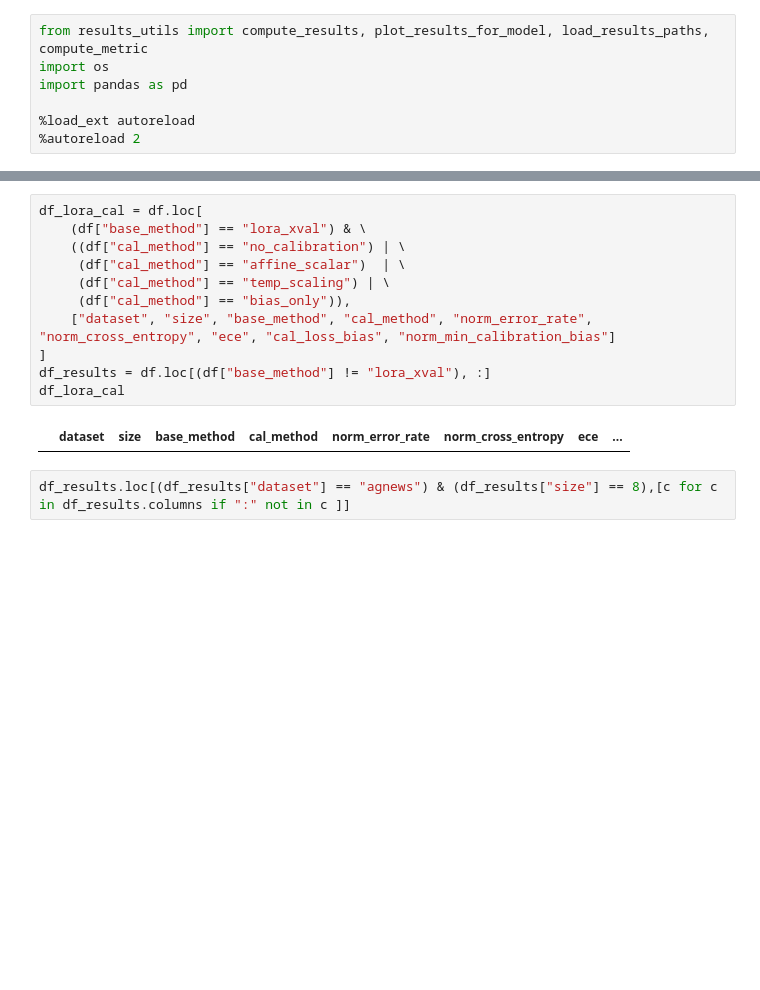
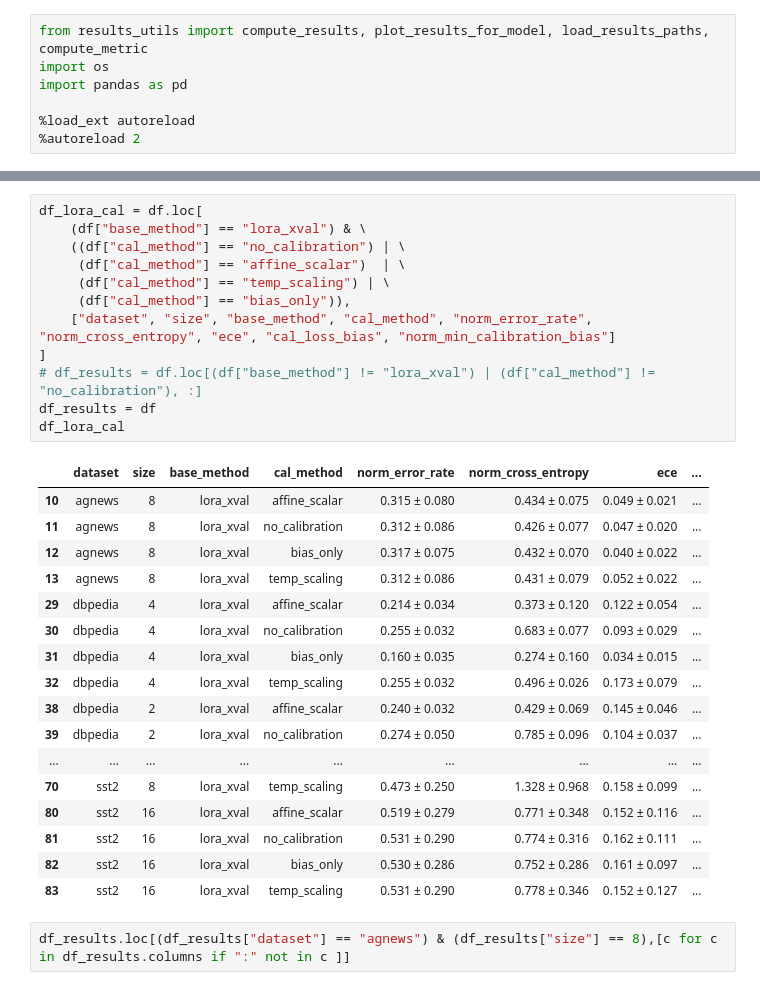
Before and after one commit to LautaroEst/llmcal, a Jupyter notebook: notebooks/results.ipynb, the cells around one changed output, grey strips where cells are left out. Saved outputs shown, nothing was run; the diff lists cells and outputs as text; blank space fills up the shorter version.

```diff
--- a/notebooks/results.ipynb
+++ b/notebooks/results.ipynb
@@ -33,16 +33,33 @@ df.loc[:,[c for c in df.columns if ":" not in c ]]
 # %%
 df_lora_cal = df.loc[
     (df["base_method"] == "lora_xval") & \
     ((df["cal_method"] == "no_calibration") | \
      (df["cal_method"] == "affine_scalar")  | \
      (df["cal_method"] == "temp_scaling") | \
      (df["cal_method"] == "bias_only")),
     ["dataset", "size", "base_method", "cal_method", "norm_error_rate", "norm_cross_entropy", "ece", "cal_loss_bias", "norm_min_calibration_bias"]
 ]
-df_results = df.loc[(df["base_method"] != "lora_xval"), :]
+# df_results = df.loc[(df["base_method"] != "lora_xval") | (df["cal_method"] != "no_calibration"), :]
+df_results = df
 df_lora_cal
 # %% [output]
 |  | dataset | size | base_method | cal_method | norm_error_rate | norm_cross_entropy | ece | ... |
+| 10 | agnews | 8 | lora_xval | affine_scalar | 0.315 ± 0.080 | 0.434 ± 0.075 | 0.049 ± 0.021 | ... |
+| 11 | agnews | 8 | lora_xval | no_calibration | 0.312 ± 0.086 | 0.426 ± 0.077 | 0.047 ± 0.020 | ... |
+| 12 | agnews | 8 | lora_xval | bias_only | 0.317 ± 0.075 | 0.432 ± 0.070 | 0.040 ± 0.022 | ... |
+| 13 | agnews | 8 | lora_xval | temp_scaling | 0.312 ± 0.086 | 0.431 ± 0.079 | 0.052 ± 0.022 | ... |
+| 29 | dbpedia | 4 | lora_xval | affine_scalar | 0.214 ± 0.034 | 0.373 ± 0.120 | 0.122 ± 0.054 | ... |
+| 30 | dbpedia | 4 | lora_xval | no_calibration | 0.255 ± 0.032 | 0.683 ± 0.077 | 0.093 ± 0.029 | ... |
+| 31 | dbpedia | 4 | lora_xval | bias_only | 0.160 ± 0.035 | 0.274 ± 0.160 | 0.034 ± 0.015 | ... |
+| 32 | dbpedia | 4 | lora_xval | temp_scaling | 0.255 ± 0.032 | 0.496 ± 0.026 | 0.173 ± 0.079 | ... |
+| 38 | dbpedia | 2 | lora_xval | affine_scalar | 0.240 ± 0.032 | 0.429 ± 0.069 | 0.145 ± 0.046 | ... |
+| 39 | dbpedia | 2 | lora_xval | no_calibration | 0.274 ± 0.050 | 0.785 ± 0.096 | 0.104 ± 0.037 | ... |
+| ... | ... | ... | ... | ... | ... | ... | ... | ... |
+| 70 | sst2 | 8 | lora_xval | temp_scaling | 0.473 ± 0.250 | 1.328 ± 0.968 | 0.158 ± 0.099 | ... |
+| 80 | sst2 | 16 | lora_xval | affine_scalar | 0.519 ± 0.279 | 0.771 ± 0.348 | 0.152 ± 0.116 | ... |
+| 81 | sst2 | 16 | lora_xval | no_calibration | 0.531 ± 0.290 | 0.774 ± 0.316 | 0.162 ± 0.111 | ... |
+| 82 | sst2 | 16 | lora_xval | bias_only | 0.530 ± 0.286 | 0.752 ± 0.286 | 0.161 ± 0.097 | ... |
+| 83 | sst2 | 16 | lora_xval | temp_scaling | 0.531 ± 0.290 | 0.778 ± 0.346 | 0.152 ± 0.127 | ... |
 # %%
 df_results.loc[(df_results["dataset"] == "agnews") & (df_results["size"] == 8),[c for c in df_results.columns if ":" not in c ]]
 # %% [output]
```
Also changed, not shown: parts of 2 cells of this notebook, 3 other files.
